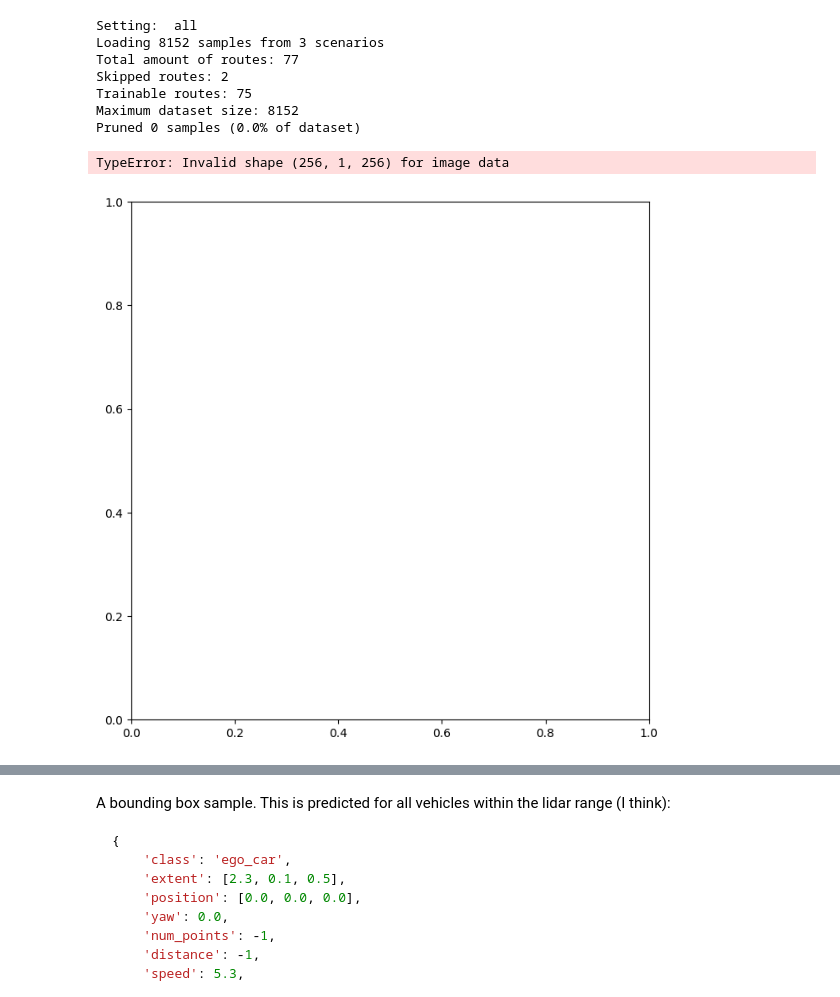
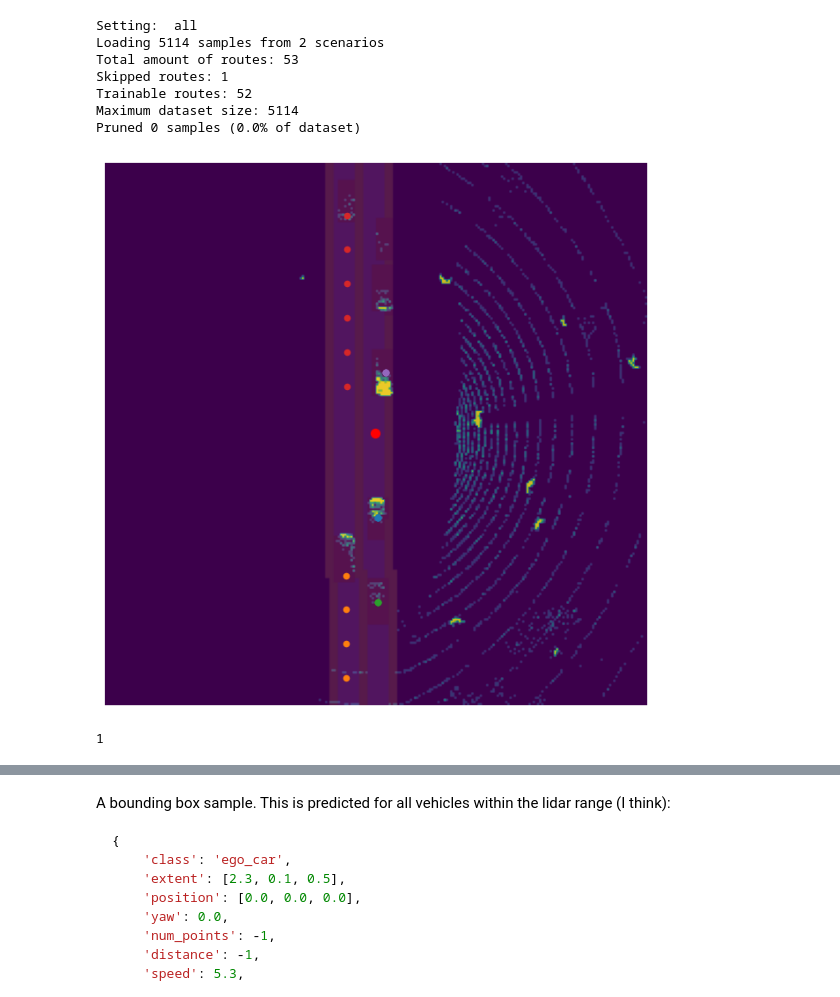
Before and after one commit to andreas122001/AD_specialization_project, a Jupyter notebook: team_code/0_test.ipynb, the cells around one changed output, grey strips where cells are left out. Cells and saved outputs as stored; diff of their text form; code cells hidden in the pictures.

```diff
--- a/team_code/0_test.ipynb
+++ b/team_code/0_test.ipynb
@@ -19,8 +19,8 @@ config.seq_step = 1
 config.img_seq_len = 1
 config.img_step_size = 1
 config.lidar_seq_len = 1
-config.trajectory_step_size = 1
-config.trajectory_pred_len = 10
+config.trajectory_step_size = 2
+config.trajectory_pred_len = 6
 config.use_wp_gru = True
 config.smooth_route = False
 config.use_trajectory_prediction = True
@@ -41,11 +41,11 @@ dataset = Data(
 )
 # %% [output]
 Setting:  all
-Loading 8152 samples from 3 scenarios
-Total amount of routes: 77
-Skipped routes: 2
-Trainable routes: 75
-Maximum dataset size: 8152
+Loading 5114 samples from 2 scenarios
+Total amount of routes: 53
+Skipped routes: 1
+Trainable routes: 52
+Maximum dataset size: 5114
 Pruned 0 samples (0.0% of dataset)
 # %%
 device = "cuda"
@@ -119,8 +119,9 @@ route = data_point["route"][0, :].numpy()
 import matplotlib.pyplot as plt
 import cv2
 
+# index = 18
+index += 10
 data_point = {k: torch.tensor(v).unsqueeze(0) for k, v in dataset[index].items()}
-# index += 1
 
 bev = np.array(config.bev_classes_list)[data_point["bev_semantic"][0].numpy()]
 lidar = data_point["lidar"].numpy()[0, :, 0]
@@ -130,68 +131,46 @@ traj = traj[np.where(traj.sum(axis=(1, 2)) != 0)]
 ch = data_point["center_heatmap"][0, :, 0].numpy()
 bb = data_point["bounding_boxes"][0, :, :].numpy()
 rgb = data_point["rgb"][0, -1].numpy().transpose(1, 2, 0)
 
 def denormalize_trajectories(trajectory):
     max_xy = np.array([config.trajectory_max_x, config.trajectory_max_y])
     min_xy = np.array([config.trajectory_min_x, config.trajectory_min_y])
     trajectory = trajectory * (max_xy - min_xy)
     trajectory = trajectory + min_xy
     return trajectory
 
 traj = denormalize_trajectories(traj)
 
 traj[:, :, 1] = 255 - traj[:, :, 1]
 
-t = slice(0, -1)
+t = -1
 plt.figure(figsize=(8, 8))
-# plt.imshow(np.flip(np.rot90(bev[t], k=1), axis=0))
-# plt.imshow(np.rot90(bev[t], k=1))
-# plt.imshow(bev[t])
-# plt.imshow(
-#     cv2.resize(ch[t], dsize=(256, 256), interpolation=cv2.INTER_NEAREST), alpha=0.5
-# )
-# plt.imshow(np.flip(np.rot90(lidar[t], k=1), axis=0), alpha=0.5)
-# plt.imshow(lidar[t], alpha=0.5)
-# plt.imshow(np.flip(np.rot90(lidar[t], k=1), axis=0), alpha=0.5)
-# for box in bb[t]:
-#     plt.plot(box[0], box[1], '.', c="green")
+# plt.imshow(np.flip(np.rot90(bev, k=1), axis=0))
+plt.imshow(np.rot90(bev, k=1))
+plt.imshow(
+    cv2.resize(ch[t], dsize=(256, 256), interpolation=cv2.INTER_NEAREST), alpha=0.5
+)
 
-# for p in route:
-#     print(p)
-#     plt.scatter(
-#         p[1] * loc_pixels_per_meter + origin[1],
-#         p[0] * loc_pixels_per_meter + origin[0],
-#     c="r", s=20)
+plt.imshow(np.rot90(lidar[t], k=1), alpha=0.8)
 
-# plt.imshow(np.ones((256,256,3))*255, cmap='gray')
-
-# plt.gca().set_prop_cycle(color=['red', 'green', 'orange', 'blue', 'cyan'])
 
 car = slice(0, -1)
 first = True
 for i, (car, mask_i) in enumerate(zip(traj[car], mask[car])):
-    x = car[np.where(mask_i != -1)][:, 0]  # + origin[0]
-    y = car[np.where(mask_i != -1)][:, 1]  # + origin[1]
+    x = car[np.where(mask_i != 0)][:, 0]  # + origin[0]
+    y = car[np.where(mask_i != 0)][:, 1]  # + origin[1]
     plt.scatter(x, y, s=20)
-    # for j, (xi, yi) in enumerate(zip(x, y)):
-    #     # print(xi, yi)
-    #     if first:
-    #         plt.scatter(xi, yi, c="r", s=40, label=f"t={j}")
-    #         # print(xi, yi)
-    #     else:
-    #         plt.scatter(xi, yi, c="r", s=20)
-    # first = False
-    # plt.scatter(x, y, s=8)
 
-# for car in traj[1:2]:
-#     for f in car:
-#         plt.scatter(f[0], f[1], c="red", s=8)
-# plt.scatter(255 // 2, 255 // 2, c="red", s=50, label="ego")
+plt.scatter(255 // 2, 255 // 2, c="red", s=50, label="ego")
 # plt.legend()
+
 plt.axis("off")
 plt.show()
 # print(mask)
 # Do we want to ignore stationary objects?
 # %% [output]
-TypeError: Invalid shape (256, 1, 256) for image data
-[figure, old version]
+[figure, new version]
+# %%
+i
+# %% [output]
+1
```
Also changed, not shown: parts of 11 cells of this notebook, 3 other files.
